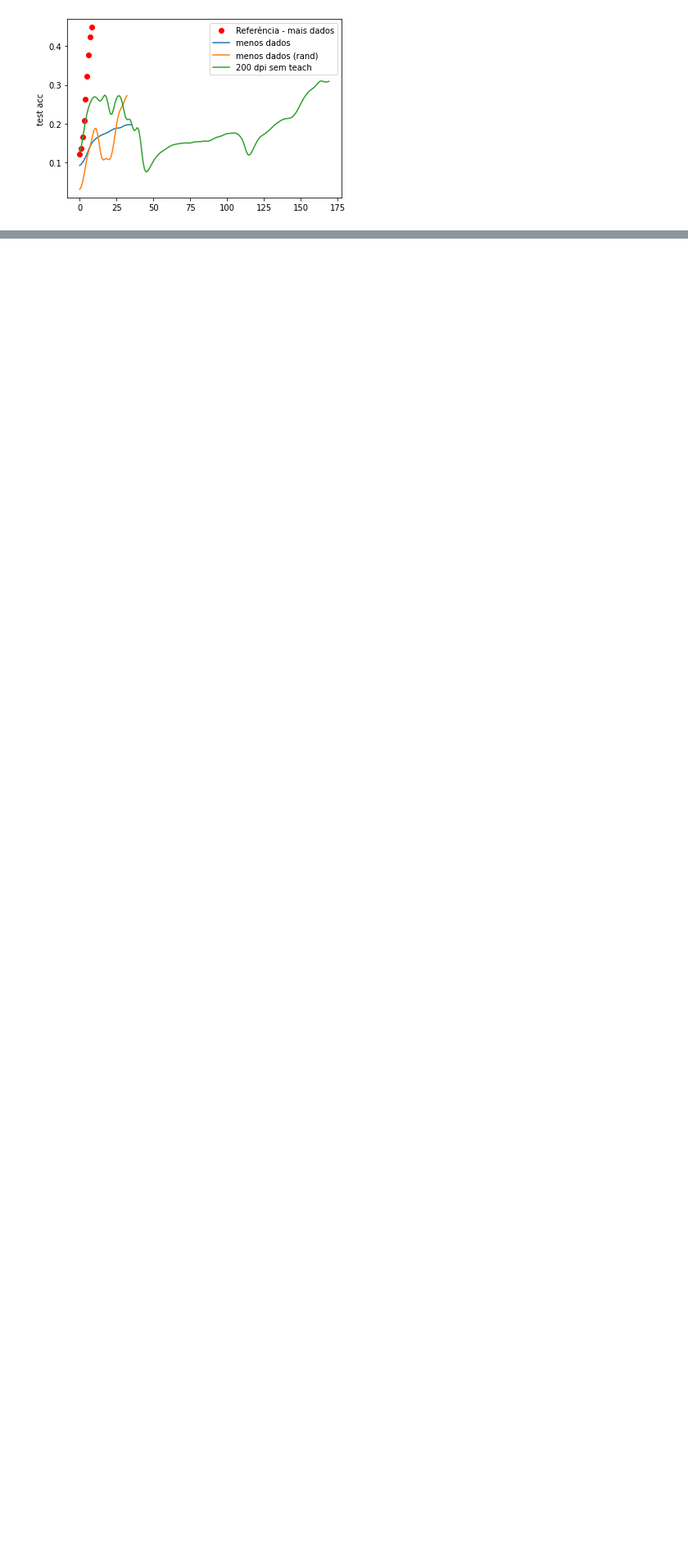
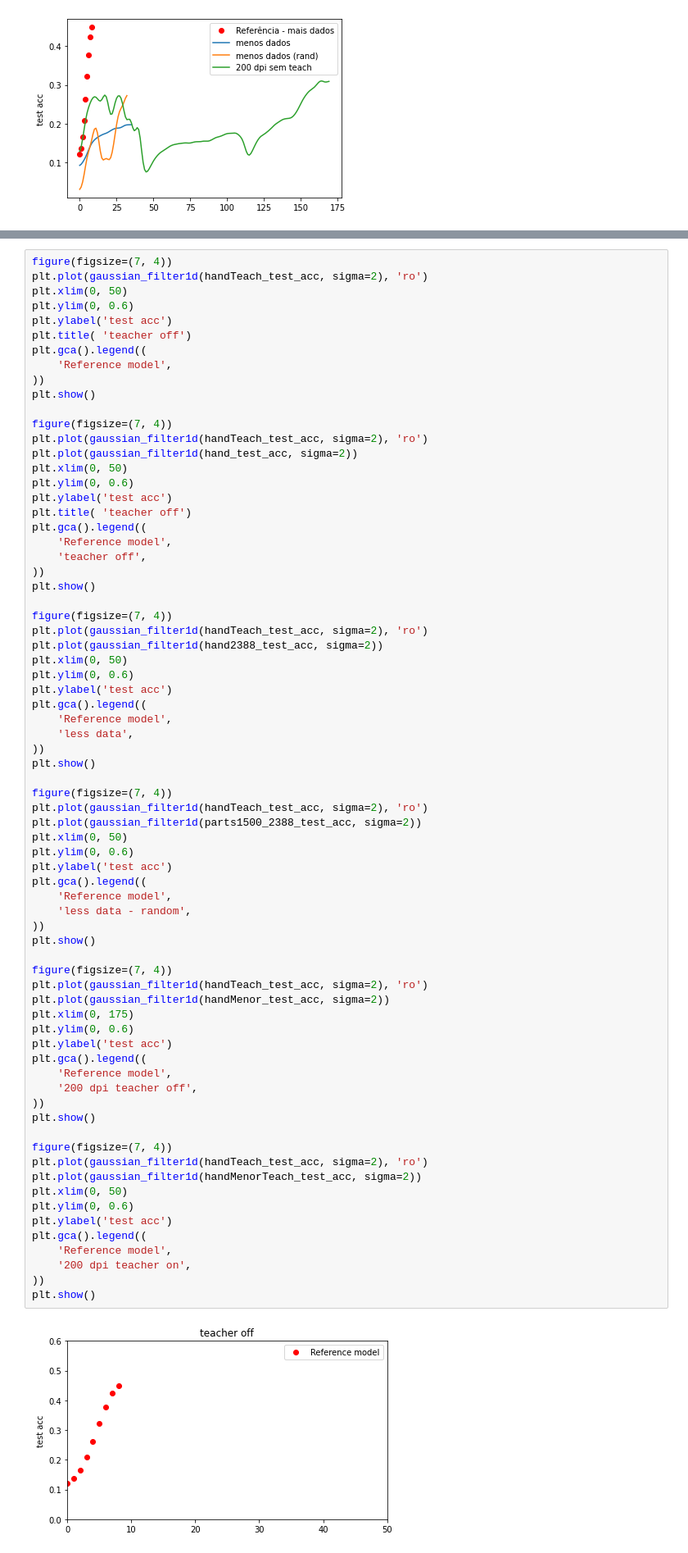
Before and after one commit to sergiohayashi/chess-attention, a Jupyter notebook: trained--for-evaluation/notebooks/app/log-analyzer-20211107--comparativo--todos.ipynb, the cells around one changed output, grey strips where cells are left out. Shown at 82% size. Drawn from its saved outputs; the diff is of its cells as text; blank space fills up the shorter version.

```diff
--- a/trained--for-evaluation/notebooks/app/log-analyzer-20211107--comparativo--todos.ipynb
+++ b/trained--for-evaluation/notebooks/app/log-analyzer-20211107--comparativo--todos.ipynb
@@ -636,0 +779,74 @@ plt.show()
+# %%
+figure(figsize=(7, 4))
+plt.plot(gaussian_filter1d(handTeach_test_acc, sigma=2), 'ro')
+plt.xlim(0, 50)
+plt.ylim(0, 0.6)
+plt.ylabel('test acc')
+plt.title( 'teacher off')
+plt.gca().legend((
+    'Reference model',
+))
+plt.show()
+
+figure(figsize=(7, 4))
+plt.plot(gaussian_filter1d(handTeach_test_acc, sigma=2), 'ro')
+plt.plot(gaussian_filter1d(hand_test_acc, sigma=2))
+plt.xlim(0, 50)
+plt.ylim(0, 0.6)
+plt.ylabel('test acc')
+plt.title( 'teacher off')
+plt.gca().legend((
+    'Reference model',
+    'teacher off',
+))
+plt.show()
+
+figure(figsize=(7, 4))
+plt.plot(gaussian_filter1d(handTeach_test_acc, sigma=2), 'ro')
+plt.plot(gaussian_filter1d(hand2388_test_acc, sigma=2))
+plt.xlim(0, 50)
+plt.ylim(0, 0.6)
+plt.ylabel('test acc')
+plt.gca().legend((
+    'Reference model',
+    'less data',
+))
+plt.show()
+
+figure(figsize=(7, 4))
+plt.plot(gaussian_filter1d(handTeach_test_acc, sigma=2), 'ro')
+plt.plot(gaussian_filter1d(parts1500_2388_test_acc, sigma=2))
+plt.xlim(0, 50)
+plt.ylim(0, 0.6)
+plt.ylabel('test acc')
+plt.gca().legend((
+    'Reference model',
+    'less data - random',
+))
+plt.show()
+
+figure(figsize=(7, 4))
+plt.plot(gaussian_filter1d(handTeach_test_acc, sigma=2), 'ro')
+plt.plot(gaussian_filter1d(handMenor_test_acc, sigma=2))
+plt.xlim(0, 175)
+plt.ylim(0, 0.6)
+plt.ylabel('test acc')
+plt.gca().legend((
+    'Reference model',
+    '200 dpi teacher off',
+))
+plt.show()
+
+figure(figsize=(7, 4))
+plt.plot(gaussian_filter1d(handTeach_test_acc, sigma=2), 'ro')
+plt.plot(gaussian_filter1d(handMenorTeach_test_acc, sigma=2))
+plt.xlim(0, 50)
+plt.ylim(0, 0.6)
+plt.ylabel('test acc')
+plt.gca().legend((
+    'Reference model',
+    '200 dpi teacher on',
+))
+plt.show()
+# %% [output]
+[figure, added]
```
Also changed, not shown: parts of 10 cells of this notebook, 17 other files.
